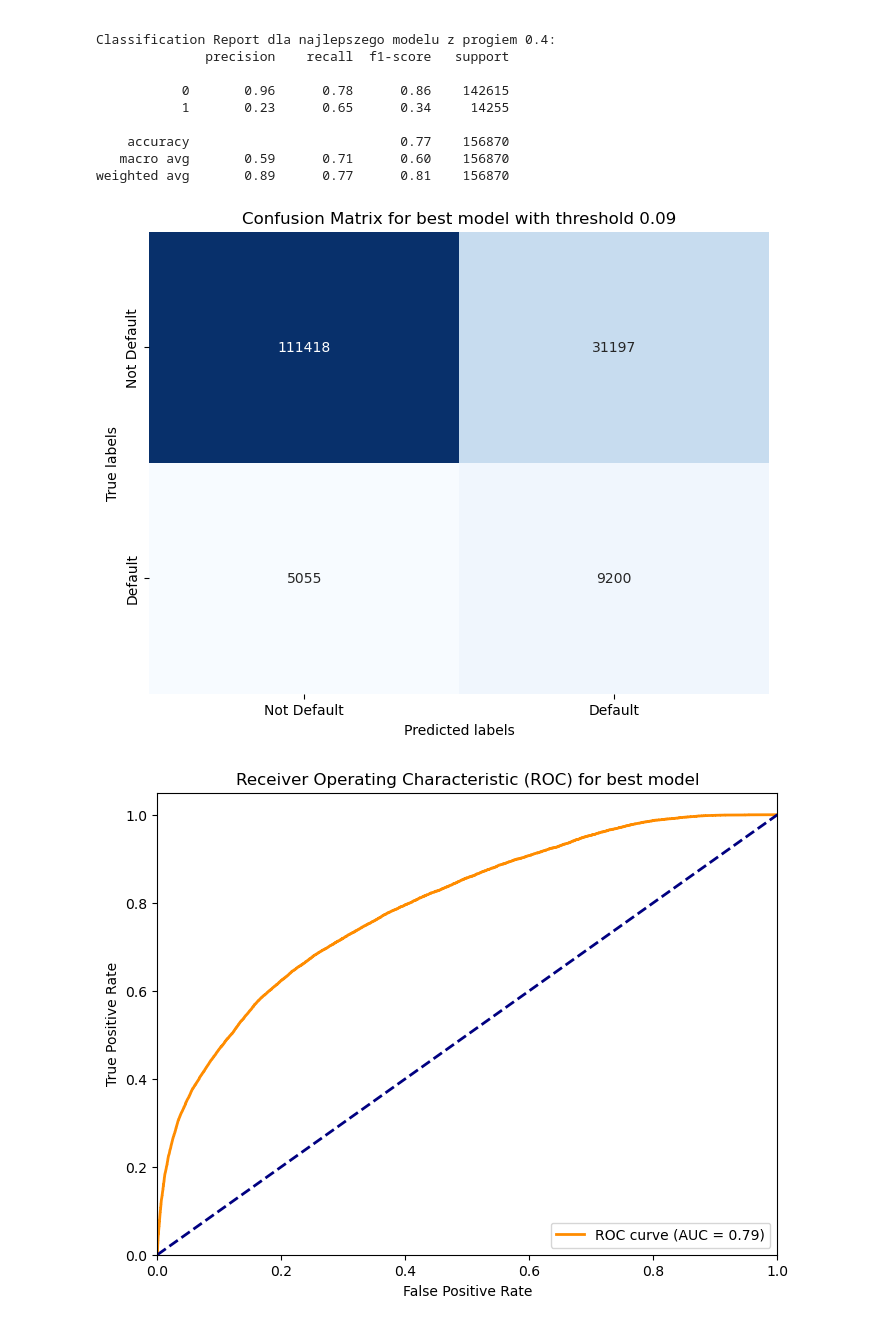
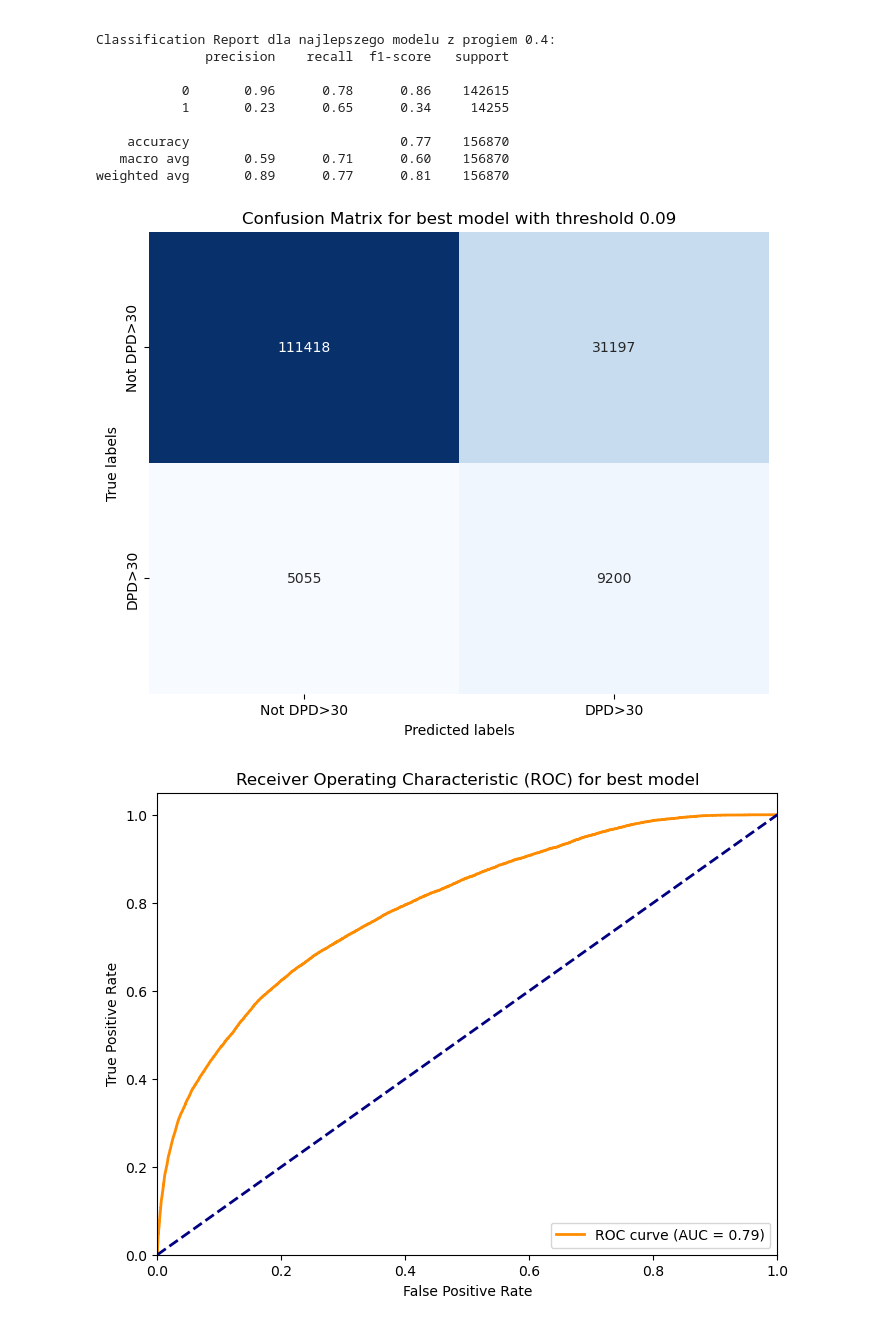
Before and after one commit to KacpiPL/ING_Lions_Den_2024_final, a Jupyter notebook: RiskBusters_Codes/5.logit_model.ipynb, the cells around one changed output. Drawn from its saved outputs; the diff is of its cells as text; code cells hidden in the pictures.

```diff
--- a/RiskBusters_Codes/5.logit_model.ipynb
+++ b/RiskBusters_Codes/5.logit_model.ipynb
@@ -200,33 +200,33 @@ weighted avg       0.89      0.77      0.81    156870
 # %%
 import matplotlib.pyplot as plt
 from sklearn.metrics import roc_curve, auc
 import seaborn as sns
 
 # Wizualizacja macierzy pomyłek
 plt.figure(figsize=(8, 6))
 sns.heatmap(cm_best_threshold, annot=True, fmt="d", cmap="Blues", cbar=False)
 plt.title("Confusion Matrix for best model with threshold 0.09")
 plt.xlabel("Predicted labels")
 plt.ylabel("True labels")
-plt.xticks([0.5, 1.5], ["Not Default", "Default"])
-plt.yticks([0.5, 1.5], ["Not Default", "Default"], va="center")
+plt.xticks([0.5, 1.5], ["Not DPD>30", "DPD>30"])
+plt.yticks([0.5, 1.5], ["Not DPD>30", "DPD>30"], va="center")
 plt.show()
 
 # Obliczanie krzywej ROC i AUC
 fpr, tpr, _ = roc_curve(y_test, y_pred_proba_best)
 roc_auc = auc(fpr, tpr)
 
 # Wizualizacja krzywej ROC
 plt.figure(figsize=(8, 6))
 plt.plot(fpr, tpr, color='darkorange', lw=2, label=f'ROC curve (AUC = {roc_auc:.2f})')
 plt.plot([0, 1], [0, 1], color='navy', lw=2, linestyle='--')
 plt.xlim([0.0, 1.0])
 plt.ylim([0.0, 1.05])
 plt.xlabel('False Positive Rate')
 plt.ylabel('True Positive Rate')
 plt.title('Receiver Operating Characteristic (ROC) for best model')
 plt.legend(loc="lower right")
 plt.show()
 # %% [output]
-[figure, old version]
+[figure, new version]
 [figure]
```
Also changed, not shown: parts of 13 cells of this notebook, 1 other file.
